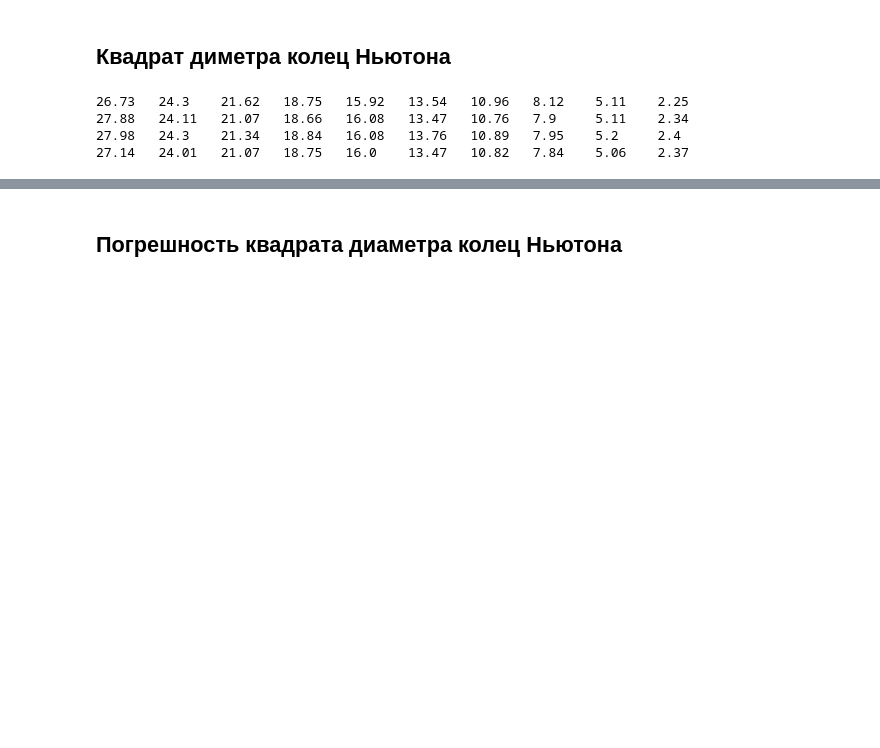
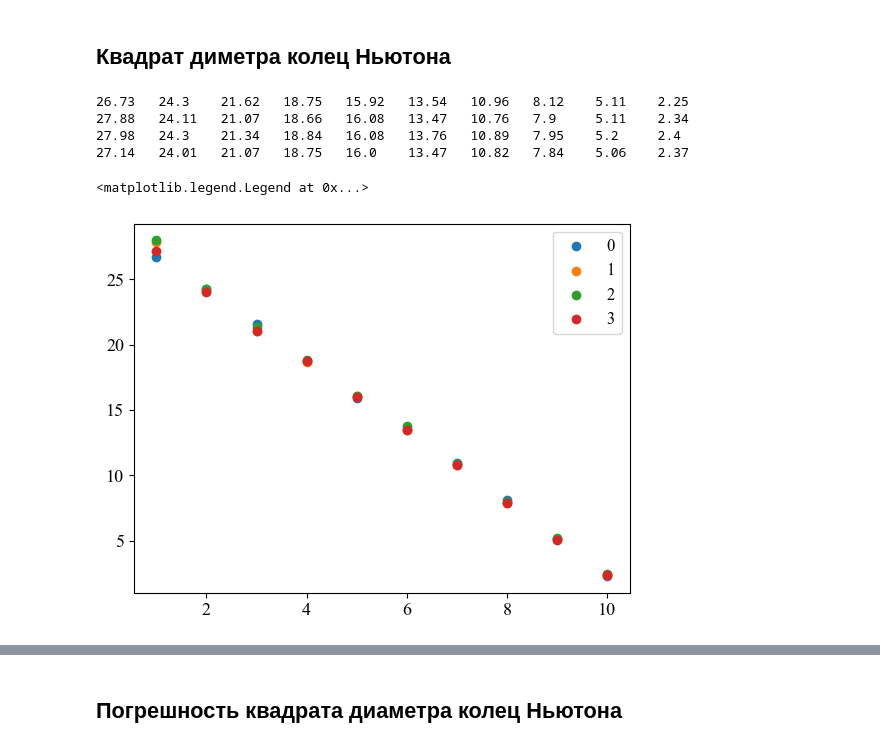
Before and after one commit to SerKin0/IBTC-physics-2k4s-latex-newton_ring, a Jupyter notebook: data/main.ipynb, the cells around one changed output, grey strips where cells are left out. Cells and saved outputs as stored; diff of their text form; code cells hidden in the pictures; blank space fills up the shorter version.

```diff
--- a/data/main.ipynb
+++ b/data/main.ipynb
@@ -162,3 +161,31 @@ diameters_rings
   2.8000000000000043,
   2.25,
   1.5399999999999991]]
+# %%
+Deltas_d = []
+
+diameters_rings_av = []
+
+for i in range(len(diameters_rings[0])):
+    print(f'{10 - i} & ', end='')
+    d_av = 0
+    for j in range(len(diameters_rings)):
+        print(f'{round(diameters_rings[j][i], 2)} & ', end='')
+        d_av += diameters_rings[j][i]
+    d_av /= 4
+
+    diameters_rings_av.append(d_av)
+
+    print(f'{round(d_av, 2)} & ', end='')
+    delta_av = 0
+    for j in range(len(diameters_rings)):
+        print(f'{abs(round(diameters_rings[j][i] - d_av, 2))} & ', end='')
+        delta_av += abs(round(diameters_rings[j][i] - d_av, 2))
+    delta_av /= 4
+
+    print(f'{round(delta_av, 2)} &', end='')
+    Delta_d = 0.01
+    Delta_d_av = np.sqrt(Delta_d**2 + delta_av**2)
+    Deltas_d.append(Delta_d_av)
+    print(f' {round(Delta_d_av, 2)} \\\\')
+Deltas_d
@@ -189,3 +261,15 @@ for row in square_diameters_rings:
 27.88   24.11   21.07   18.66   16.08   13.47   10.76   7.9     5.11    2.34
 27.98   24.3    21.34   18.84   16.08   13.76   10.89   7.95    5.2     2.4
 27.14   24.01   21.07   18.75   16.0    13.47   10.82   7.84    5.06    2.37
+# %%
+pupu = [i+1 for i in range(10)]
+
+plt.scatter(pupu, square_diameters_rings[0])
+plt.scatter(pupu, square_diameters_rings[1])
+plt.scatter(pupu, square_diameters_rings[2])
+plt.scatter(pupu, square_diameters_rings[3])
+
+plt.legend(['0', '1', '2', '3'])
+# %% [output]
+<matplotlib.legend.Legend at 0x...>
+[figure, added]
```
Also changed, not shown: parts of 24 cells of this notebook, 4 other files.
